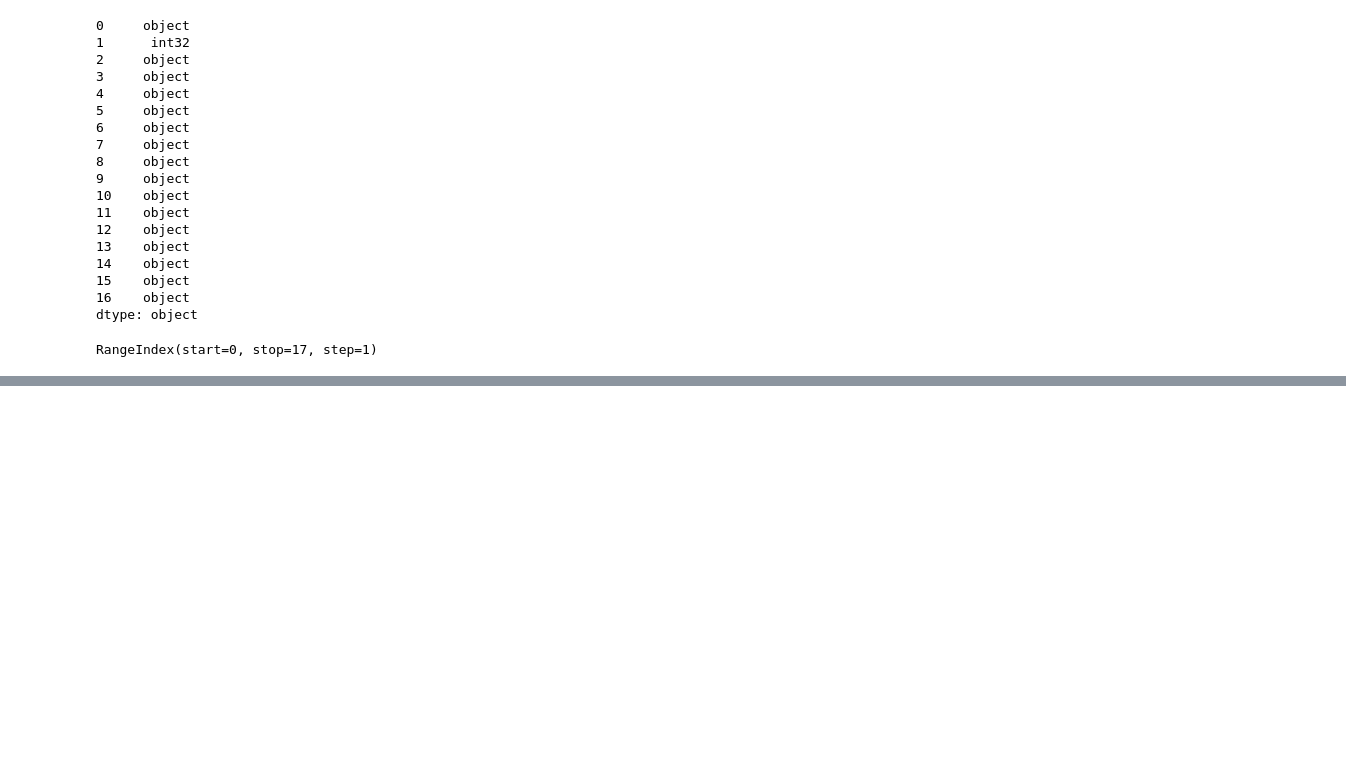
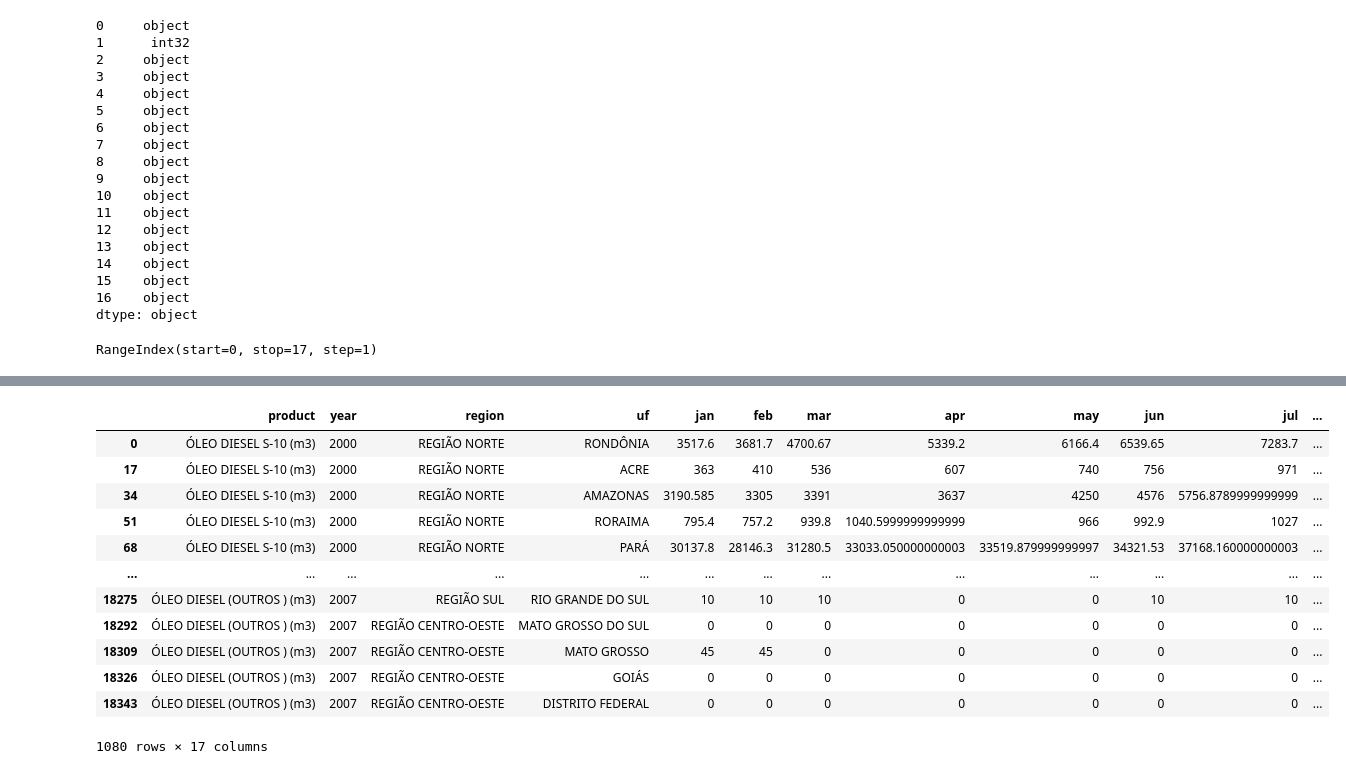
Before and after one commit to luhgigante/raizentest, a Jupyter notebook: TesteRaizen.ipynb, the cells around one changed output, grey strips where cells are left out. Saved outputs shown, nothing was run; the diff lists cells and outputs as text; code cells hidden in the pictures; blank space fills up the shorter version.

```diff
--- a/TesteRaizen.ipynb
+++ b/TesteRaizen.ipynb
@@ -221,0 +272,16 @@ df2
+# %%
+df2.drop_duplicates()
+# %% [output]
+|  | product | year | region | uf | jan | feb | mar | apr | may | jun | jul | ... |
+| 0 | ÓLEO DIESEL S-10 (m3) | 2000 | REGIÃO NORTE | RONDÔNIA | 3517.6 | 3681.7 | 4700.67 | 5339.2 | 6166.4 | 6539.65 | 7283.7 | ... |
+| 17 | ÓLEO DIESEL S-10 (m3) | 2000 | REGIÃO NORTE | ACRE | 363 | 410 | 536 | 607 | 740 | 756 | 971 | ... |
+| 34 | ÓLEO DIESEL S-10 (m3) | 2000 | REGIÃO NORTE | AMAZONAS | 3190.585 | 3305 | 3391 | 3637 | 4250 | 4576 | 5756.8789999999999 | ... |
+| 51 | ÓLEO DIESEL S-10 (m3) | 2000 | REGIÃO NORTE | RORAIMA | 795.4 | 757.2 | 939.8 | 1040.5999999999999 | 966 | 992.9 | 1027 | ... |
+| 68 | ÓLEO DIESEL S-10 (m3) | 2000 | REGIÃO NORTE | PARÁ | 30137.8 | 28146.3 | 31280.5 | 33033.050000000003 | 33519.879999999997 | 34321.53 | 37168.160000000003 | ... |
+| ... | ... | ... | ... | ... | ... | ... | ... | ... | ... | ... | ... | ... |
+| 18275 | ÓLEO DIESEL (OUTROS ) (m3) | 2007 | REGIÃO SUL | RIO GRANDE DO SUL | 10 | 10 | 10 | 0 | 0 | 10 | 10 | ... |
+| 18292 | ÓLEO DIESEL (OUTROS ) (m3) | 2007 | REGIÃO CENTRO-OESTE | MATO GROSSO DO SUL | 0 | 0 | 0 | 0 | 0 | 0 | 0 | ... |
+| 18309 | ÓLEO DIESEL (OUTROS ) (m3) | 2007 | REGIÃO CENTRO-OESTE | MATO GROSSO | 45 | 45 | 0 | 0 | 0 | 0 | 0 | ... |
+| 18326 | ÓLEO DIESEL (OUTROS ) (m3) | 2007 | REGIÃO CENTRO-OESTE | GOIÁS | 0 | 0 | 0 | 0 | 0 | 0 | 0 | ... |
+| 18343 | ÓLEO DIESEL (OUTROS ) (m3) | 2007 | REGIÃO CENTRO-OESTE | DISTRITO FEDERAL | 0 | 0 | 0 | 0 | 0 | 0 | 0 | ... |
+1080 rows × 17 columns
```
Also changed, not shown: parts of 16 cells of this notebook.
